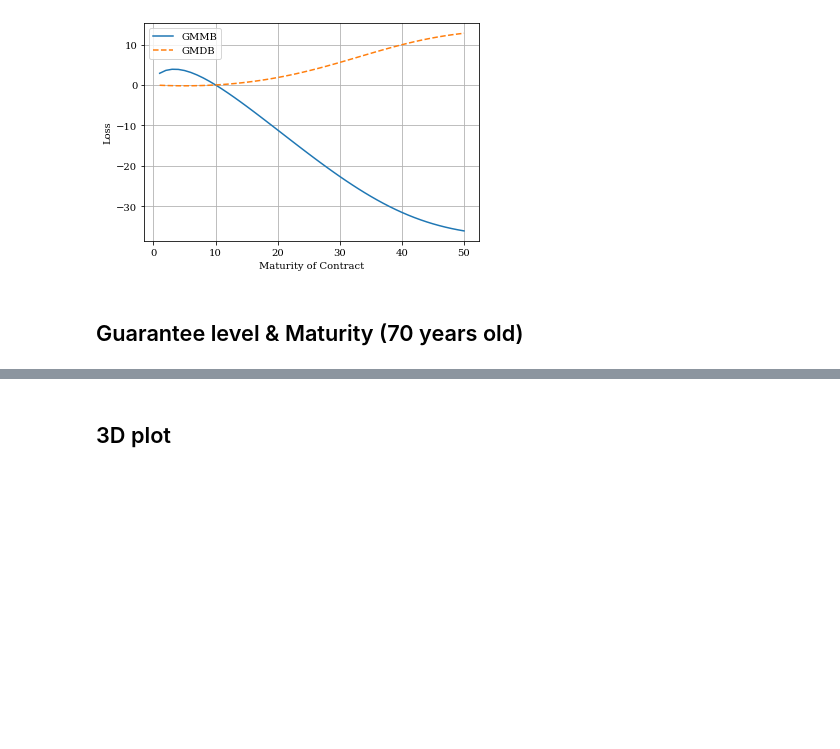
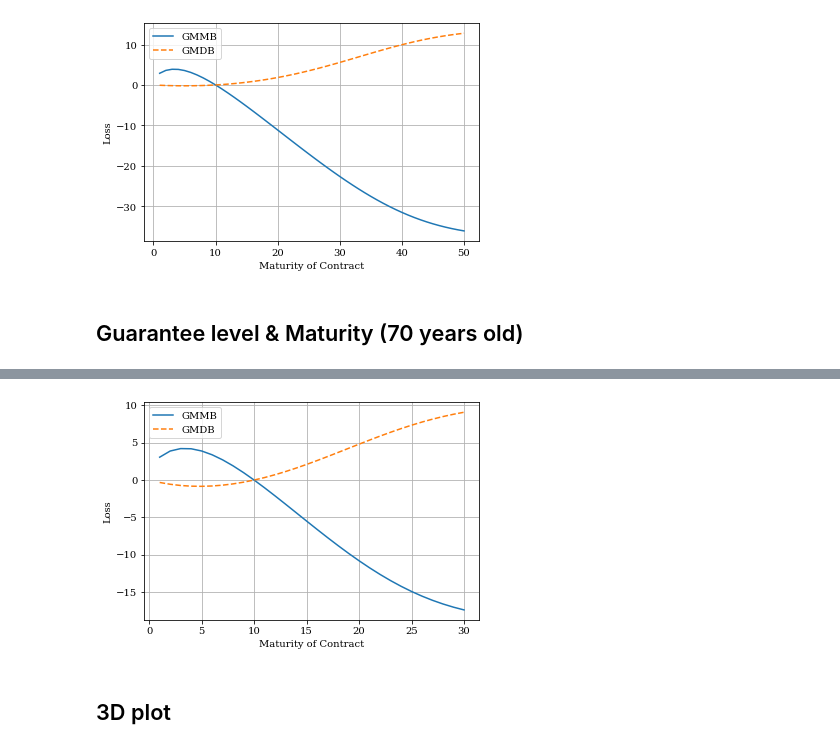
Before and after one commit to hwlcry/European-Option, a Jupyter notebook: GMMBRSMJD.ipynb, the cells around one changed output, grey strips where cells are left out. Cells and saved outputs as stored; diff of their text form; code cells hidden in the pictures; blank space fills up the shorter version.

```diff
--- a/GMMBRSMJD.ipynb
+++ b/GMMBRSMJD.ipynb
@@ -444,21 +464,23 @@ plt.grid()
 # %%
-maturity = np.arange(1, 31)
-lab = ['GMMB', 'GMDB']
-sty = ['-', '--']
-# plt.figure(figsize=(10,6))
-gmmb = []
-gmdb = []
-for i in maturity:
-    temp1 = rsmjd_gmmb_fst(S0, G, i, r, sigma, m, me, lamb, mu, nu, A, Pi, N, X)
-    gmmb.append(temp1)
-    temp2 = rsmjd_gmdb_fst(S0, G, i, r, sigma, m, md, lamb, mu, nu, A, Pi, N, X)
-    gmdb.append(temp2)
-plt.plot(maturity, gmmb, label=lab[0], linestyle=sty[0])
-plt.plot(maturity, gmdb, label=lab[1], linestyle=sty[1])
-plt.legend()
-plt.xlabel('Maturity of Contract')
-plt.ylabel('Loss')
-plt.grid()
+# maturity = np.arange(1, 31)
+# lab = ['GMMB', 'GMDB']
+# sty = ['-', '--']
+# # plt.figure(figsize=(10,6))
+# gmmb = []
+# gmdb = []
+# for i in maturity:
+#     temp1 = rsmjd_gmmb_fst(S0, G, i, r, sigma, m, me, lamb, mu, nu, A, Pi, N, X)
+#     gmmb.append(temp1)
+#     temp2 = rsmjd_gmdb_fst(S0, G, i, r, sigma, m, md, lamb, mu, nu, A, Pi, N, X)
+#     gmdb.append(temp2)
+# plt.plot(maturity, gmmb, label=lab[0], linestyle=sty[0])
+# plt.plot(maturity, gmdb, label=lab[1], linestyle=sty[1])
+# plt.legend()
+# plt.xlabel('Maturity of Contract')
+# plt.ylabel('Loss')
+# plt.grid()
+# %% [output]
+[figure, added]
 # %% [markdown]
 ## 3D plot
 # %%
```
Also changed, not shown: parts of 9 cells of this notebook.
